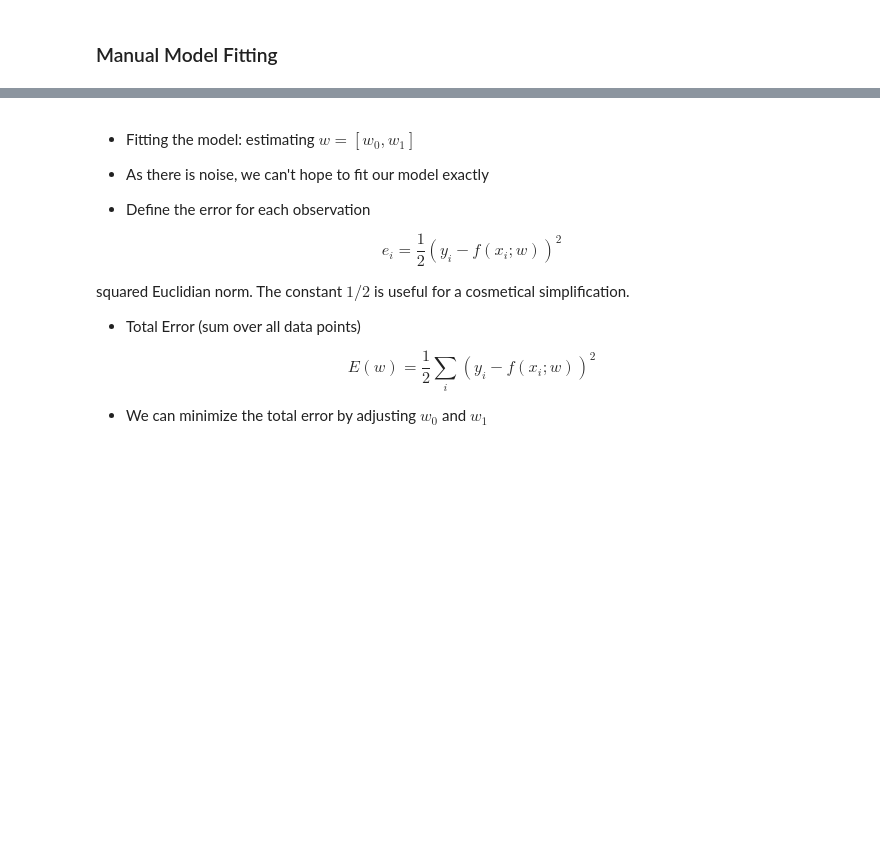
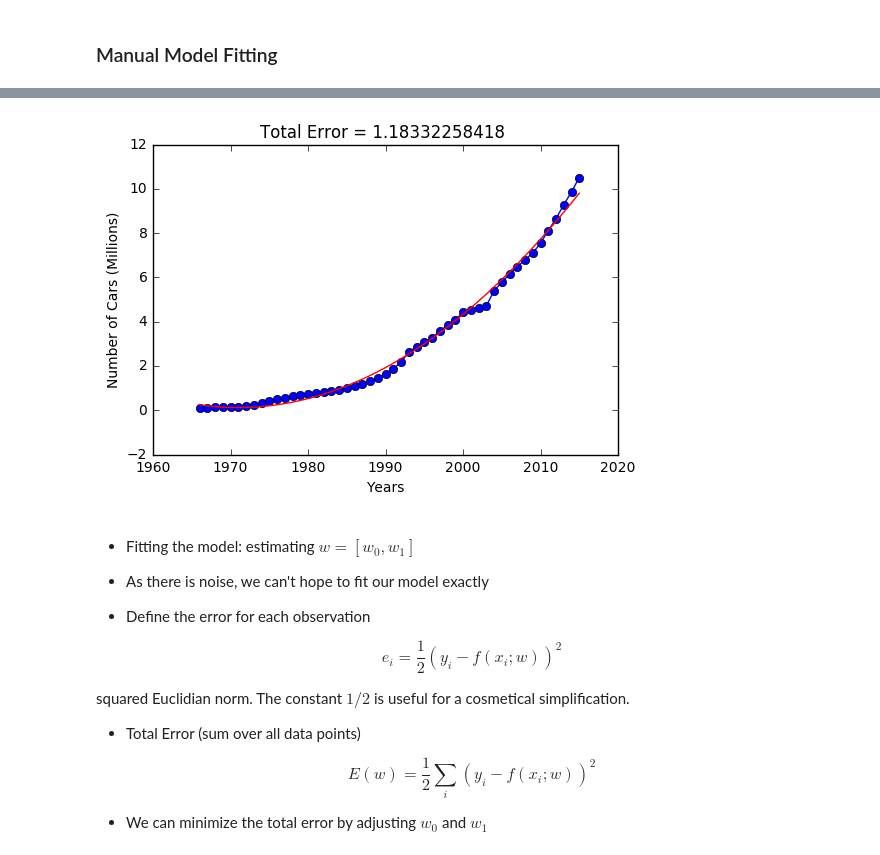
Before and after one commit to atcemgil/notes, a Jupyter notebook: Regression.ipynb, the cells around one changed output, grey strips where cells are left out. Saved outputs shown, nothing was run; the diff lists cells and outputs as text; code cells hidden in the pictures; blank space fills up the shorter version.

```diff
--- a/Regression.ipynb
+++ b/Regression.ipynb
@@ -160,3 +160,34 @@ interact(set_line, w_1=(-2, 2, 0.01), w_0=(-5, 5, 0.01))
+# %%
+w_0 = 0.27150786
+w_1 = 0.37332256
+w_2 = 0.0
+
+BaseYear = 1995
+x = np.array(df_arac.Year[0:]).T-BaseYear
+y = np.array(df_arac.Car[0:]).T/1000000.
+
+fig, ax = plt.subplots()
+
+f = w_2*x**2 + w_1*x + w_0
+plt.plot(x+BaseYear, y, 'o-')
+ln, = plt.plot(x+BaseYear, f, 'r')
+
+
+plt.xlabel('Years')
+plt.ylabel('Number of Cars (Millions)')
+ax.set_ylim((-2,12))
+plt.close(fig)
+
+def set_line(w_2, w_1, w_0):
+    f = w_2*x**2 + w_1*x + w_0
+    e = y - f
+    ln.set_ydata(f)
+    ax.set_title('Total Error = {} '.format(np.sum(e*e/2)))
+    display(fig)
+
+interact(set_line, w_2=(-0.1,0.1,0.001), w_1=(-2, 2, 0.01), w_0=(-5, 5, 0.01))
+# %% [output]
+[figure, added]
 # %% [markdown]
 * Fitting the model: estimating $w = [w_0, w_1]$
 
```
Also changed, not shown: parts of 4 cells of this notebook, 3 other files.
